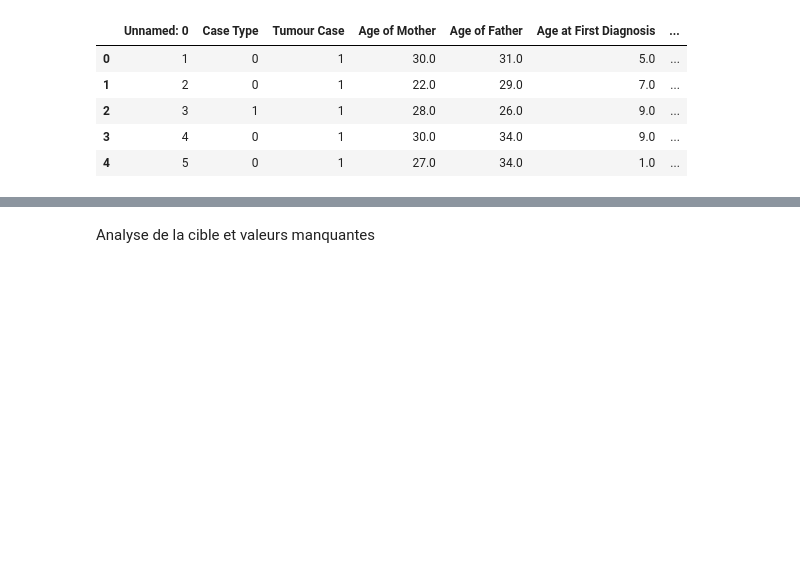
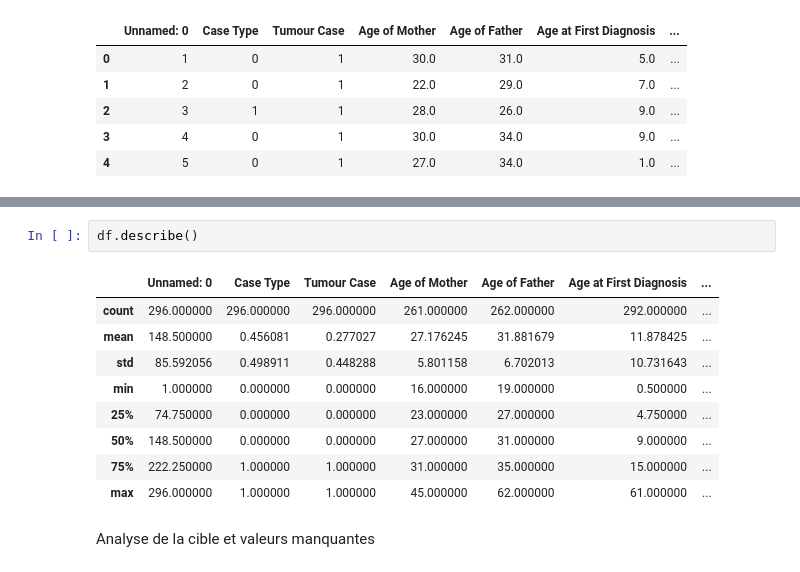
Before and after one commit to Mouhamadoukandji/nf1, a Jupyter notebook: notebooks/001_explorations.ipynb, the cells around one changed output, grey strips where cells are left out. Drawn from its saved outputs; the diff is of its cells as text; blank space fills up the shorter version.

Commit message:
analyse Age of Mother

```diff
--- a/notebooks/001_explorations.ipynb
+++ b/notebooks/001_explorations.ipynb
@@ -26,3 +46,15 @@ Nombre total de lignes dans le brut : 296
+# %%
+df.describe()
+# %% [output]
+|  | Unnamed: 0 | Case Type | Tumour Case | Age of Mother | Age of Father | Age at First Diagnosis | ... |
+| count | 296.000000 | 296.000000 | 296.000000 | 261.000000 | 262.000000 | 292.000000 | ... |
+| mean | 148.500000 | 0.456081 | 0.277027 | 27.176245 | 31.881679 | 11.878425 | ... |
+| std | 85.592056 | 0.498911 | 0.448288 | 5.801158 | 6.702013 | 10.731643 | ... |
+| min | 1.000000 | 0.000000 | 0.000000 | 16.000000 | 19.000000 | 0.500000 | ... |
+| 25% | 74.750000 | 0.000000 | 0.000000 | 23.000000 | 27.000000 | 4.750000 | ... |
+| 50% | 148.500000 | 0.000000 | 0.000000 | 27.000000 | 31.000000 | 9.000000 | ... |
+| 75% | 222.250000 | 1.000000 | 1.000000 | 31.000000 | 35.000000 | 15.000000 | ... |
+| max | 296.000000 | 1.000000 | 1.000000 | 45.000000 | 62.000000 | 61.000000 | ... |
 # %% [markdown]
 Analyse de la cible et valeurs manquantes
 # %%
```
Also changed, not shown: parts of 1 cell of this notebook.
